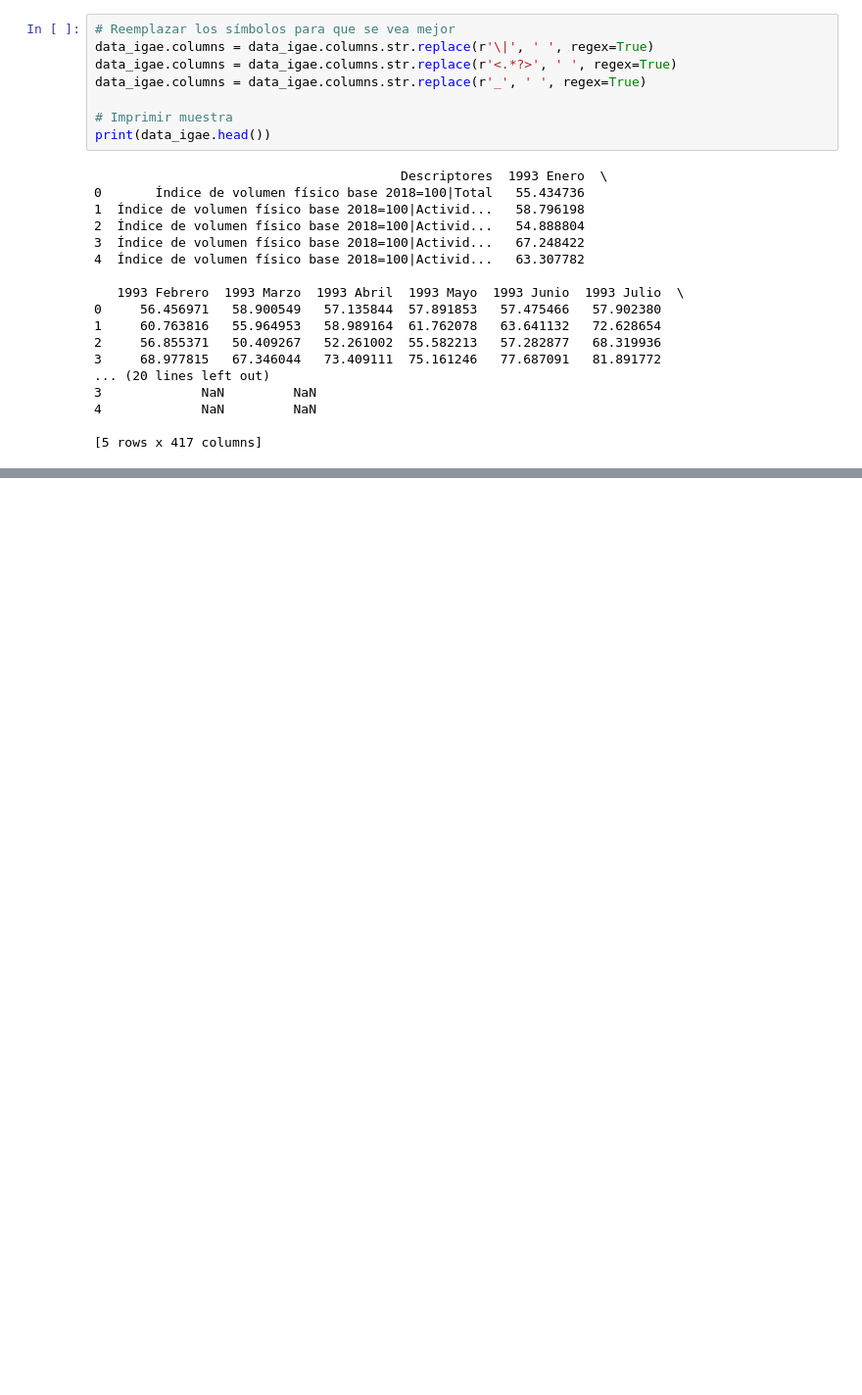
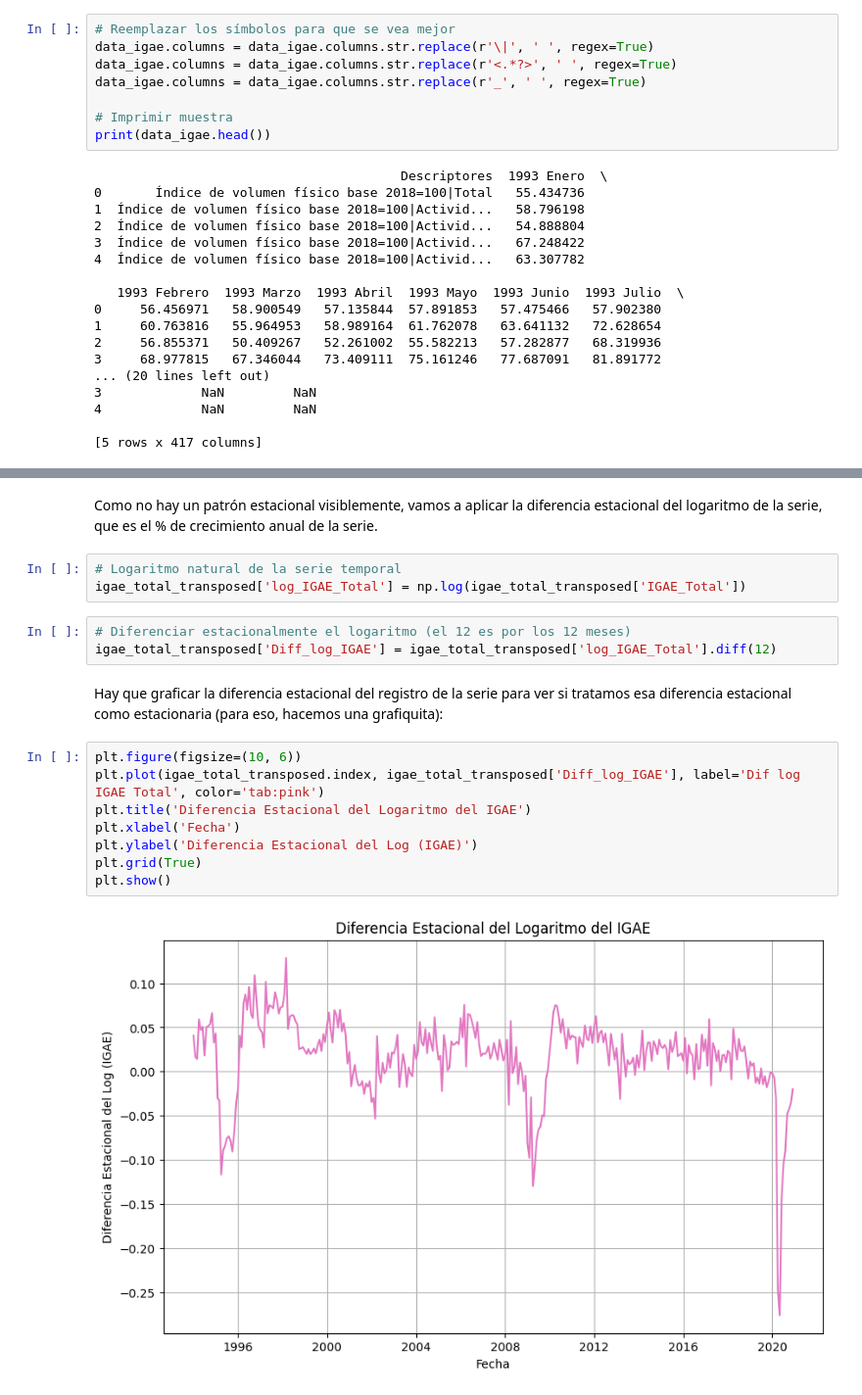
Before and after one commit to mafeermoreno/StatisticsProject, a Jupyter notebook: Proyecto_Stats_Bloque1_Maria_Moreno_v3.ipynb, the cells around one changed output, grey strips where cells are left out. Shown at 98% size. Cells and saved outputs as stored; diff of their text form; blank space fills up the shorter version.

```diff
--- a/Proyecto_Stats_Bloque1_Maria_Moreno_v3.ipynb
+++ b/Proyecto_Stats_Bloque1_Maria_Moreno_v3.ipynb
@@ -2058,0 +2123,20 @@ print(data_igae.head())
+# %% [markdown]
+Como no hay un patrón estacional visiblemente, vamos a aplicar la diferencia estacional del logaritmo de la serie, que es el % de crecimiento anual de la serie.
+# %%
+# Logaritmo natural de la serie temporal
+igae_total_transposed['log_IGAE_Total'] = np.log(igae_total_transposed['IGAE_Total'])
+# %%
+# Diferenciar estacionalmente el logaritmo (el 12 es por los 12 meses)
+igae_total_transposed['Diff_log_IGAE'] = igae_total_transposed['log_IGAE_Total'].diff(12)
+# %% [markdown]
+Hay que graficar la diferencia estacional del registro de la serie para ver si tratamos esa diferencia estacional como estacionaria (para eso, hacemos una grafiquita):
+# %%
+plt.figure(figsize=(10, 6))
+plt.plot(igae_total_transposed.index, igae_total_transposed['Diff_log_IGAE'], label='Dif log IGAE Total', color='tab:pink')
+plt.title('Diferencia Estacional del Logaritmo del IGAE')
+plt.xlabel('Fecha')
+plt.ylabel('Diferencia Estacional del Log (IGAE)')
+plt.grid(True)
+plt.show()
+# %% [output]
+[figure, added]
```
Also changed, not shown: parts of 12 cells of this notebook.
